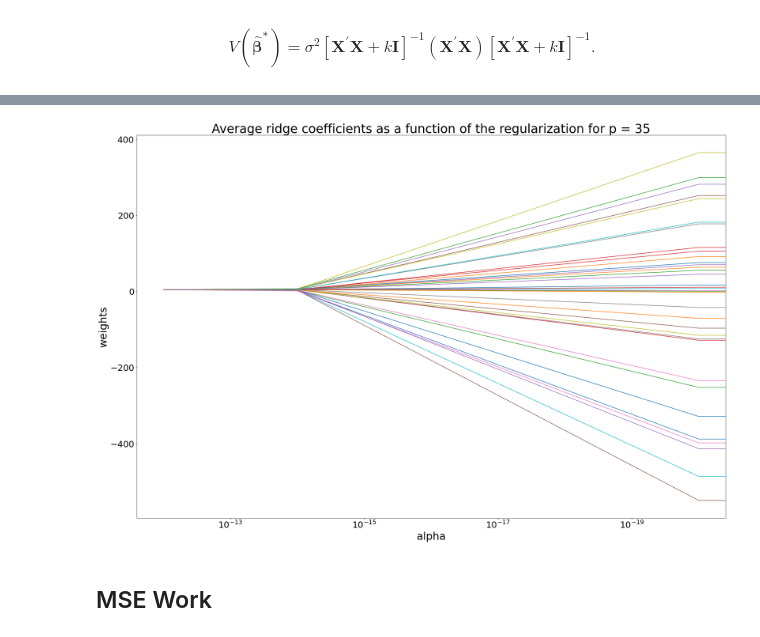
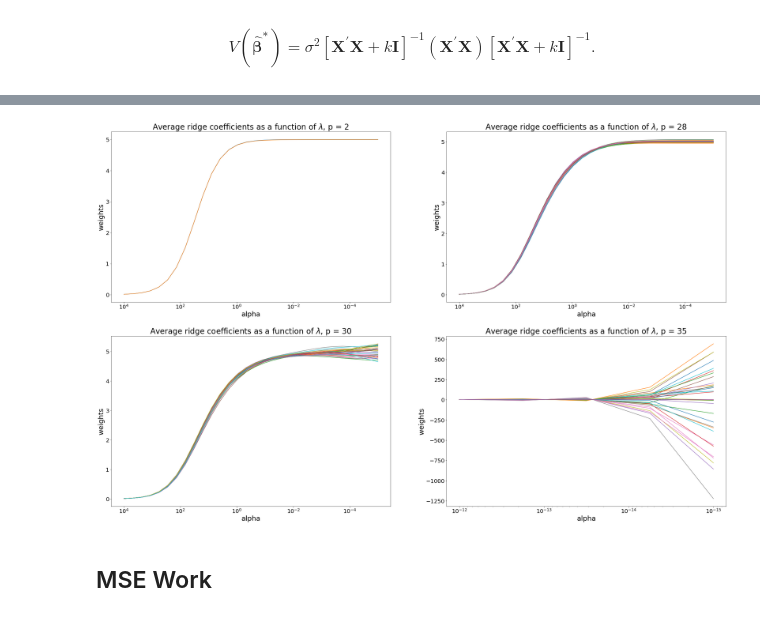
Before and after one commit to s6emschw/RM-project, a Jupyter notebook: ols_and_ridge.ipynb, the cells around one changed output, grey strips where cells are left out. Cells and saved outputs as stored; diff of their text form; code cells hidden in the pictures.

```diff
--- a/ols_and_ridge.ipynb
+++ b/ols_and_ridge.ipynb
@@ -346 +376,11 @@ mean_df_list_betas_ridge_28
+# %%
+dfs_try = [mean_df_list_betas_ridge_2, mean_df_list_betas_ridge_28, mean_df_list_betas_ridge_30, mean_df_list_betas_ridge_35]
+#alphas_1 = np.array([0, 0.000000000001, 0.0000001, 0.000001, 0.00001, 0.0001, 0.001, 0.01, 0.1, 0.2, 0.5, 1, 2, 3, 5, 10, 15, 20])
+
+#alphas_2 = np.array([0, 0.00000000000000000001, 0.00000000000001, 0.000000000001])
+
+#alphas = [alphas_1, alphas_1, alphas_1, alphas_2]
+
+
+#list(enumerate(dfs))
 # %%
@@ -521,20 +412,10 @@ mean_df_list_betas_ridge_35
-# %%
-ax = plt.gca()
-
-ax.plot(alphas, mean_df_list_betas_ridge_35)
-ax.set_xscale("log")
-ax.set_xlim(ax.get_xlim()[::-1])  # reverse axis
-plt.rcParams["figure.figsize"] = (30,20)
-plt.xlabel("alpha", fontsize = 30)
-plt.ylabel("weights", fontsize = 30)
-ax.tick_params(axis='both', which='major', labelsize=25)
-
-
-plt.title("Average ridge coefficients as a function of the regularization for p = 35", fontsize = 35)
-plt.axis("tight")
-plt.show()
-# %% [output]
-[figure, removed]
+# %%
+reg_type = "Average ridge"
+alphas = [alphas_1, alphas_1, alphas_1, alphas_2]
+
+plot_average_betas(dfs_try, alphas, reg_type)
+# %% [output]
+[figure, added]
 # %% [markdown]
 ## MSE Work
 # %%
```
Also changed, not shown: parts of 38 cells of this notebook.
